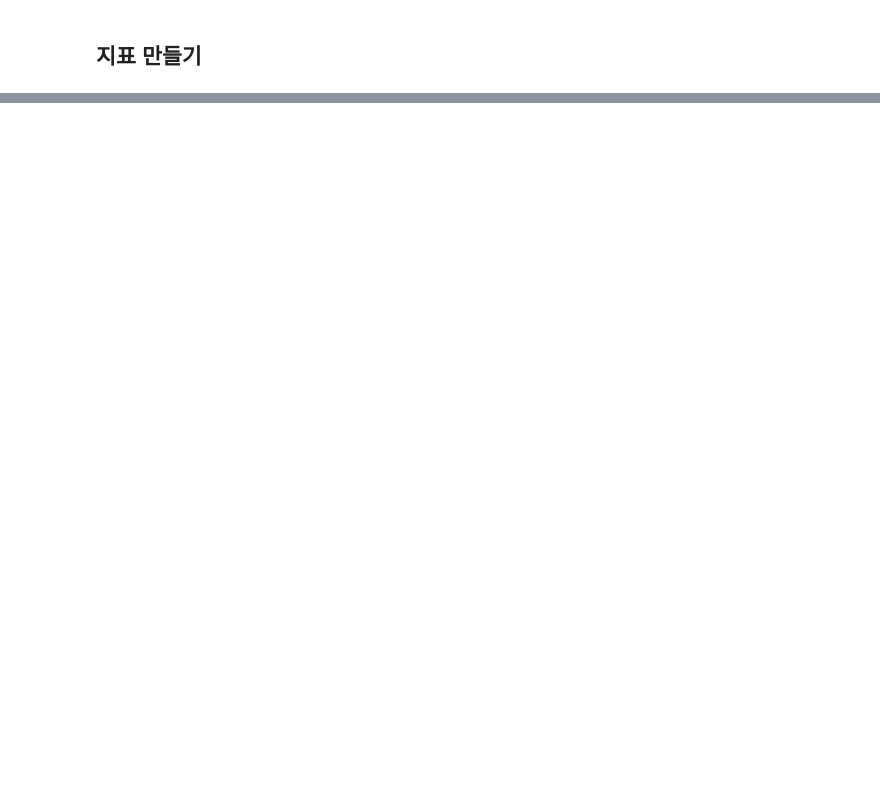
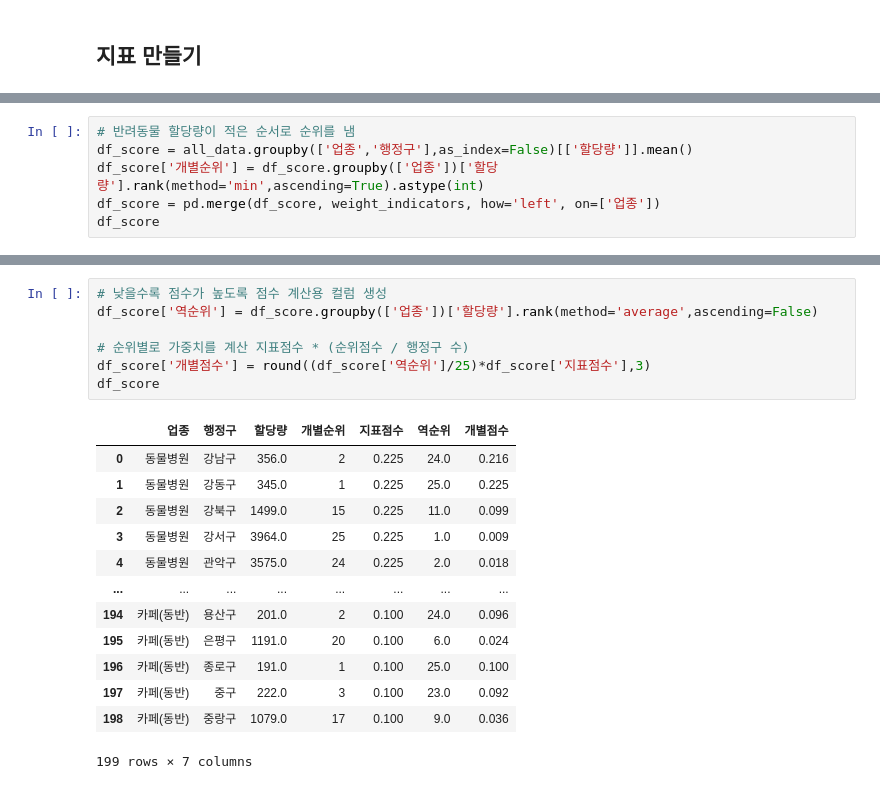
Before and after one commit to ev1025/happy_dog_map, a Jupyter notebook: 전처리.ipynb, the cells around one changed output, grey strips where cells are left out. Saved outputs shown, nothing was run; the diff lists cells and outputs as text; blank space fills up the shorter version.

```diff
--- a/전처리.ipynb
+++ b/전처리.ipynb
@@ -212,0 +353,6 @@ df[df['별점']==0]
+# %%
+# 반려동물 할당량이 적은 순서로 순위를 냄
+df_score = all_data.groupby(['업종','행정구'],as_index=False)[['할당량']].mean()
+df_score['개별순위'] = df_score.groupby(['업종'])['할당량'].rank(method='min',ascending=True).astype(int)
+df_score = pd.merge(df_score, weight_indicators, how='left', on=['업종'])
+df_score
@@ -212,0 +373,21 @@ df[df['별점']==0]
+# %%
+# 낮을수록 점수가 높도록 점수 계산용 컬럼 생성
+df_score['역순위'] = df_score.groupby(['업종'])['할당량'].rank(method='average',ascending=False)
+
+# 순위별로 가중치를 계산 지표점수 * (순위점수 / 행정구 수)
+df_score['개별점수'] = round((df_score['역순위']/25)*df_score['지표점수'],3)
+df_score
+# %% [output]
+|  | 업종 | 행정구 | 할당량 | 개별순위 | 지표점수 | 역순위 | 개별점수 |
+| 0 | 동물병원 | 강남구 | 356.0 | 2 | 0.225 | 24.0 | 0.216 |
+| 1 | 동물병원 | 강동구 | 345.0 | 1 | 0.225 | 25.0 | 0.225 |
+| 2 | 동물병원 | 강북구 | 1499.0 | 15 | 0.225 | 11.0 | 0.099 |
+| 3 | 동물병원 | 강서구 | 3964.0 | 25 | 0.225 | 1.0 | 0.009 |
+| 4 | 동물병원 | 관악구 | 3575.0 | 24 | 0.225 | 2.0 | 0.018 |
+| ... | ... | ... | ... | ... | ... | ... | ... |
+| 194 | 카페(동반) | 용산구 | 201.0 | 2 | 0.100 | 24.0 | 0.096 |
+| 195 | 카페(동반) | 은평구 | 1191.0 | 20 | 0.100 | 6.0 | 0.024 |
+| 196 | 카페(동반) | 종로구 | 191.0 | 1 | 0.100 | 25.0 | 0.100 |
+| 197 | 카페(동반) | 중구 | 222.0 | 3 | 0.100 | 23.0 | 0.092 |
+| 198 | 카페(동반) | 중랑구 | 1079.0 | 17 | 0.100 | 9.0 | 0.036 |
+199 rows × 7 columns
```
Also changed, not shown: parts of 44 cells of this notebook.
